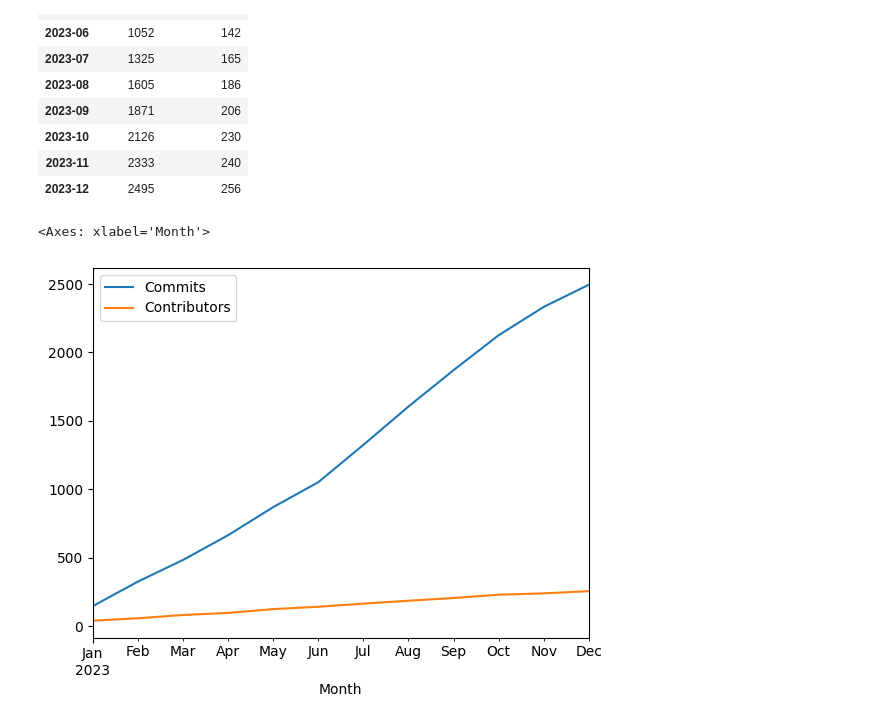
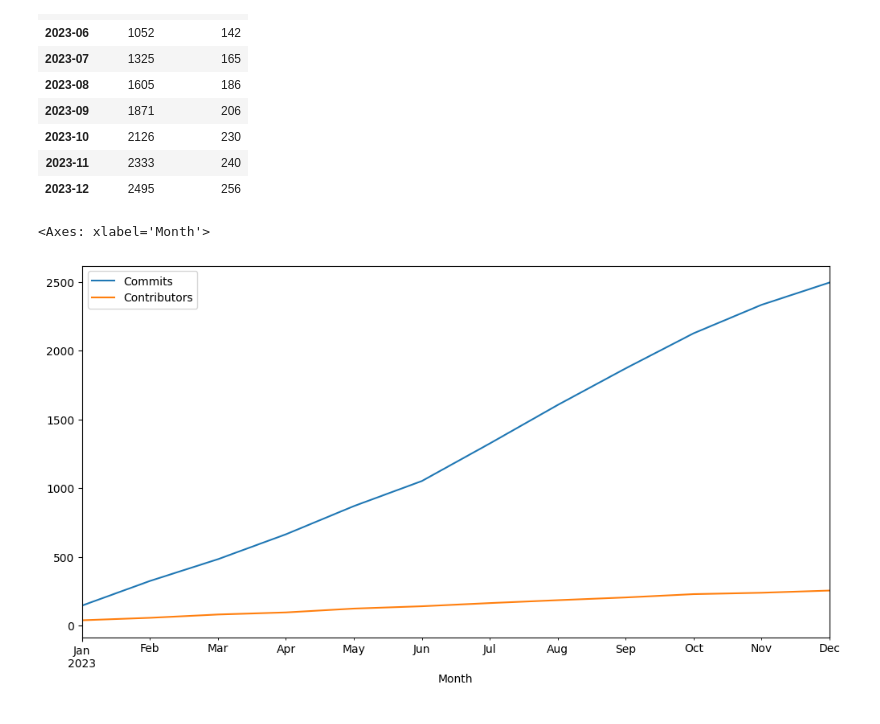
Before and after one commit to Khanhtoichoi/Data-Analysis, a Jupyter notebook: data_analysis.ipynb, the cells around one changed output. Drawn from its saved outputs; the diff is of its cells as text; code cells hidden in the pictures.

```diff
--- a/data_analysis.ipynb
+++ b/data_analysis.ipynb
@@ -165,7 +177,7 @@ grow_df
 | 2023-11 | 2333 | 240 |
 | 2023-12 | 2495 | 256 |
 # %%
-grow_df.plot()
+grow_df.plot(figsize = (12,6))
 # %% [output]
 <Axes: xlabel='Month'>
-[figure, old version]
+[figure, new version]
```
Also changed, not shown: parts of 13 cells of this notebook, 2 other files.
